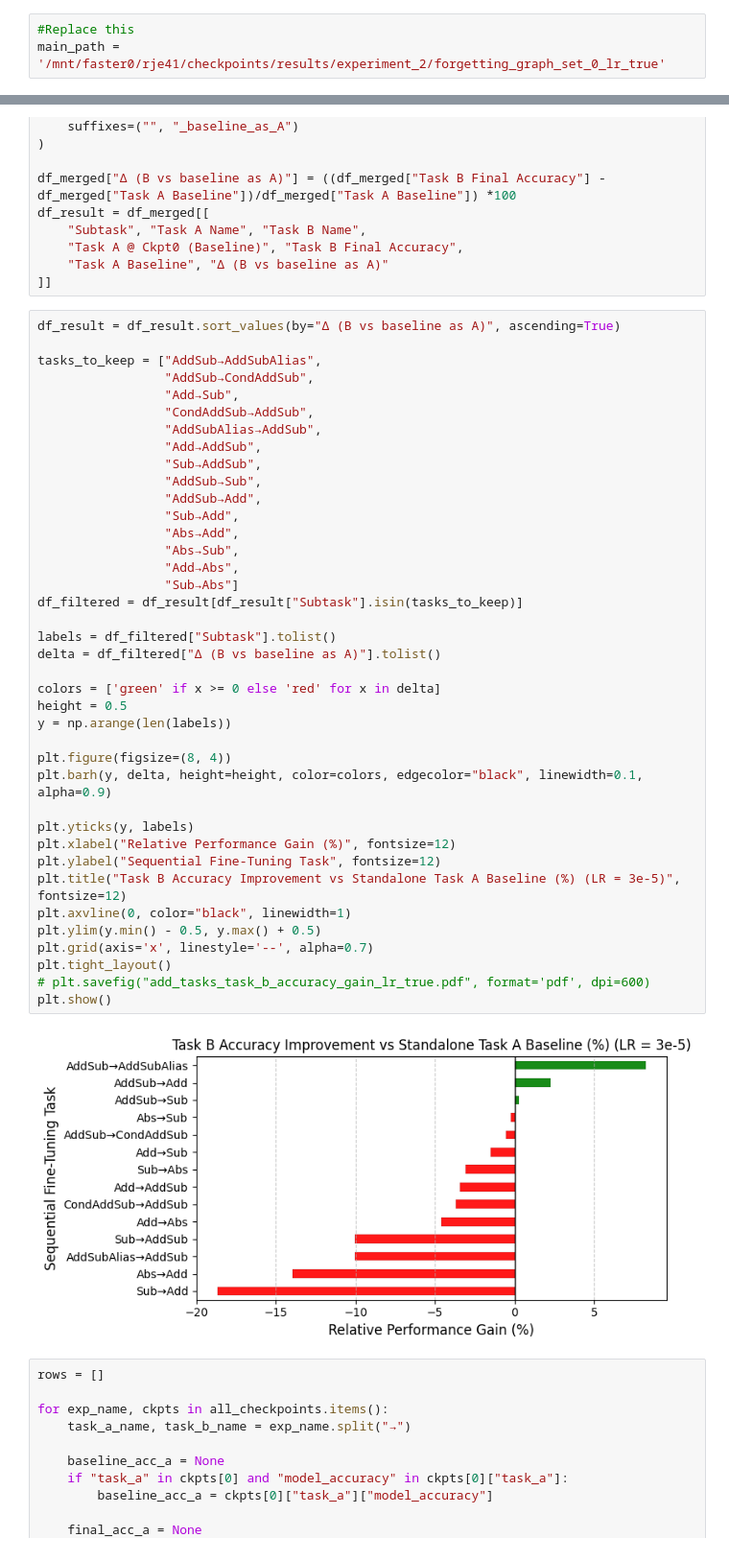
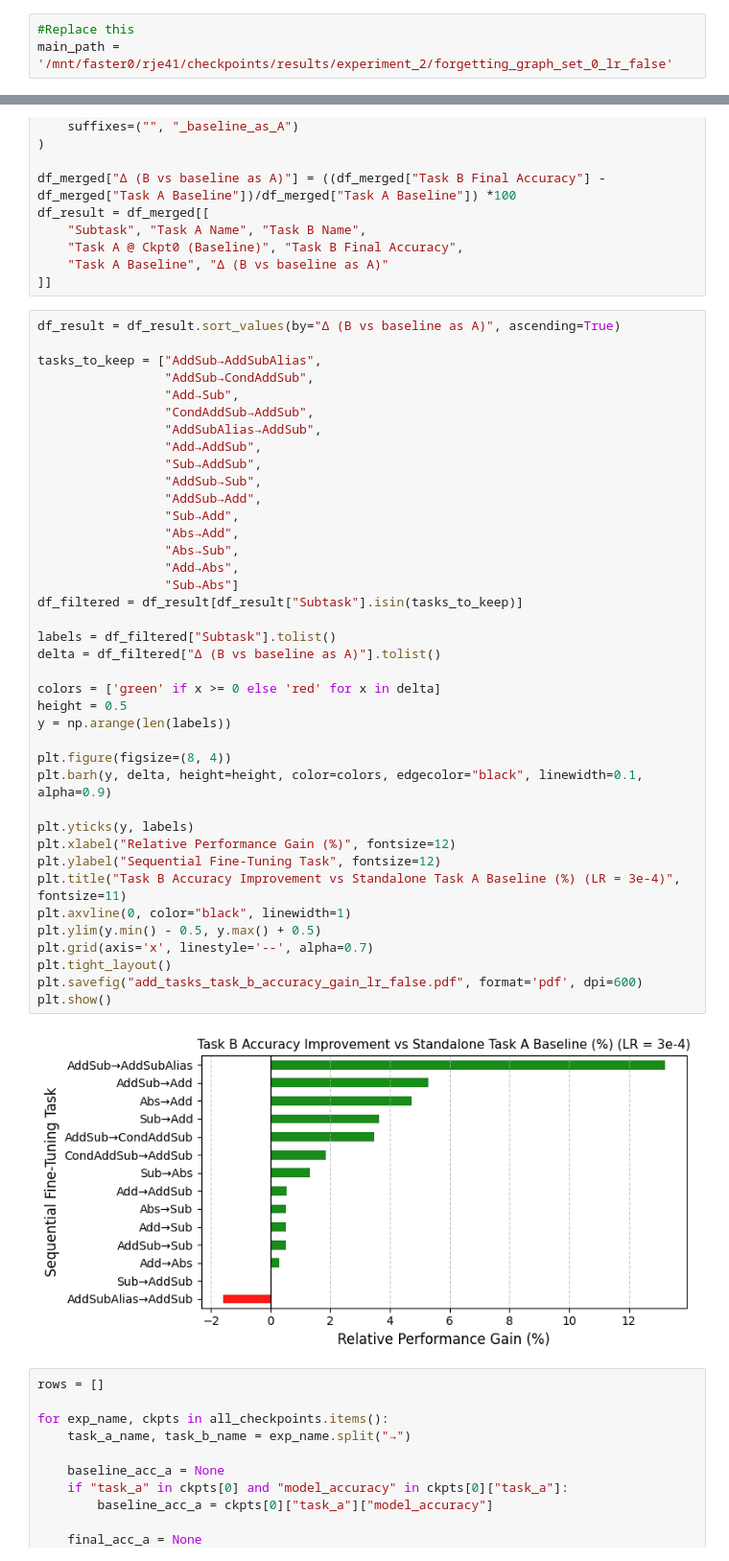
Before and after one commit to robeskins/mech-interp-ft, a Jupyter notebook: sequential_fine_tuning/analysis.ipynb, the cells around one changed output, grey strips where cells are left out. Shown at 96% size. Saved outputs shown, nothing was run; the diff lists cells and outputs as text.

```diff
--- a/sequential_fine_tuning/analysis.ipynb
+++ b/sequential_fine_tuning/analysis.ipynb
@@ -11,7 +11,7 @@ copy one of the folders into the current folder and update the path below.
 CAUTION: these folders are massive.
 # %%
 #Replace this
-main_path = '/mnt/faster0/rje41/checkpoints/results/experiment_2/forgetting_graph_set_0_lr_true'
+main_path = '/mnt/faster0/rje41/checkpoints/results/experiment_2/forgetting_graph_set_0_lr_false'
 # %%
 import os
 import json
@@ -135,36 +135,36 @@ tasks_to_keep = ["AddSub→AddSubAlias",
                  "Add→AddSub",
                  "Sub→AddSub",
                  "AddSub→Sub",
                  "AddSub→Add",
                  "Sub→Add",
                  "Abs→Add",
                  "Abs→Sub",
                  "Add→Abs",
                  "Sub→Abs"]
 df_filtered = df_result[df_result["Subtask"].isin(tasks_to_keep)]
 
 labels = df_filtered["Subtask"].tolist()
 delta = df_filtered["Δ (B vs baseline as A)"].tolist()
 
 colors = ['green' if x >= 0 else 'red' for x in delta]
 height = 0.5
 y = np.arange(len(labels))
 
 plt.figure(figsize=(8, 4))
 plt.barh(y, delta, height=height, color=colors, edgecolor="black", linewidth=0.1, alpha=0.9)
 
 plt.yticks(y, labels)
 plt.xlabel("Relative Performance Gain (%)", fontsize=12)
 plt.ylabel("Sequential Fine-Tuning Task", fontsize=12)
-plt.title("Task B Accuracy Improvement vs Standalone Task A Baseline (%) (LR = 3e-5)", fontsize=12)
+plt.title("Task B Accuracy Improvement vs Standalone Task A Baseline (%) (LR = 3e-4)", fontsize=11)
 plt.axvline(0, color="black", linewidth=1)
 plt.ylim(y.min() - 0.5, y.max() + 0.5)
 plt.grid(axis='x', linestyle='--', alpha=0.7)
 plt.tight_layout()
-# plt.savefig("add_tasks_task_b_accuracy_gain_lr_true.pdf", format='pdf', dpi=600)
+plt.savefig("add_tasks_task_b_accuracy_gain_lr_false.pdf", format='pdf', dpi=600)
 plt.show()
 # %% [output]
-[figure, old version]
+[figure, new version]
 # %%
 rows = []
 
```
Also changed, not shown: 23 other files.
